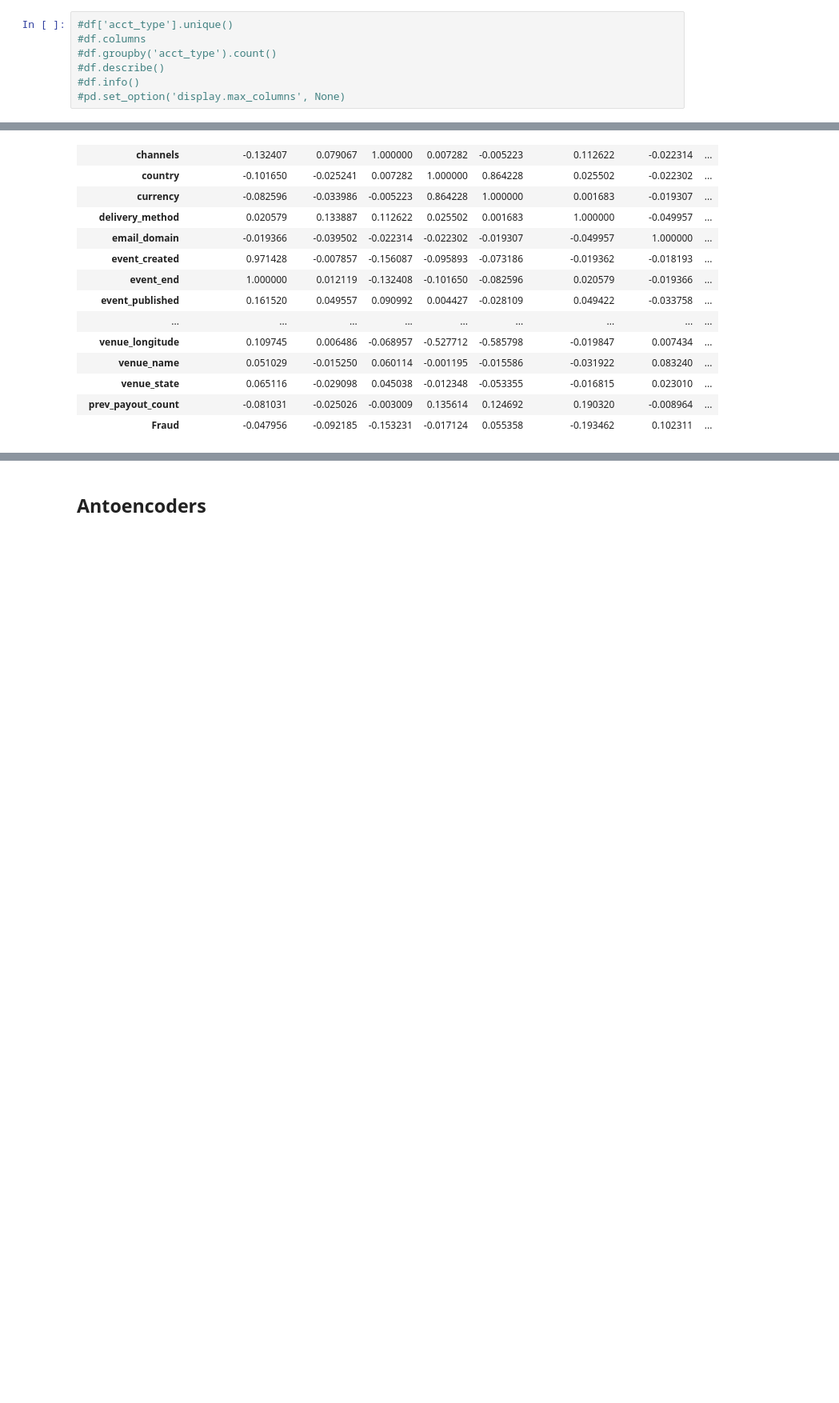
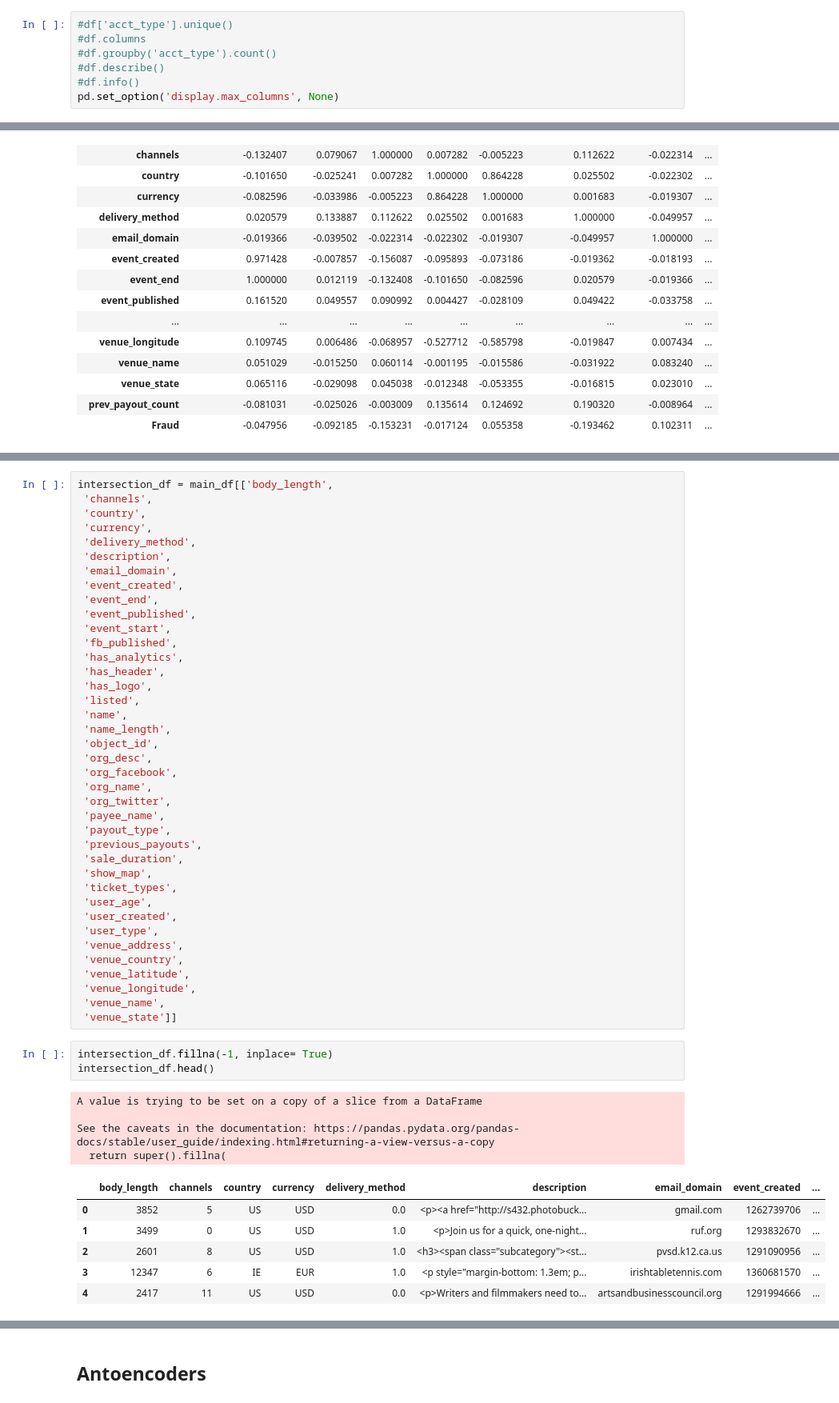
Before and after one commit to baharbiazar/fraud_detection, a Jupyter notebook: fraud_case_study.ipynb, the cells around one changed output, grey strips where cells are left out. Shown at 80% size. Cells and saved outputs as stored; diff of their text form; blank space fills up the shorter version.

```diff
--- a/fraud_case_study.ipynb
+++ b/fraud_case_study.ipynb
@@ -153,7 +153,7 @@ Name: Fraud, dtype: int64
 #df.groupby('acct_type').count()
 #df.describe()
 #df.info()
-#pd.set_option('display.max_columns', None)
+pd.set_option('display.max_columns', None)
 # %%
 helper.show_pca_df(df)
 # %% [output]
@@ -464,0 +549,53 @@ df.corr()
+# %%
+intersection_df = main_df[['body_length',
+ 'channels',
+ 'country',
+ 'currency',
+ 'delivery_method',
+ 'description',
+ 'email_domain',
+ 'event_created',
+ 'event_end',
+ 'event_published',
+ 'event_start',
+ 'fb_published',
+ 'has_analytics',
+ 'has_header',
+ 'has_logo',
+ 'listed',
+ 'name',
+ 'name_length',
+ 'object_id',
+ 'org_desc',
+ 'org_facebook',
+ 'org_name',
+ 'org_twitter',
+ 'payee_name',
+ 'payout_type',
+ 'previous_payouts',
+ 'sale_duration',
+ 'show_map',
+ 'ticket_types',
+ 'user_age',
+ 'user_created',
+ 'user_type',
+ 'venue_address',
+ 'venue_country',
+ 'venue_latitude',
+ 'venue_longitude',
+ 'venue_name',
+ 'venue_state']]
+# %%
+intersection_df.fillna(-1, inplace= True)
+intersection_df.head()
+# %% [output]
+A value is trying to be set on a copy of a slice from a DataFrame
+
+See the caveats in the documentation: https://pandas.pydata.org/pandas-docs/stable/user_guide/indexing.html#returning-a-view-versus-a-copy
+  return super().fillna(
+|  | body_length | channels | country | currency | delivery_method | description | email_domain | event_created | ... |
+| 0 | 3852 | 5 | US | USD | 0.0 | <p><a href="http://s432.photobuck... | gmail.com | 1262739706 | ... |
+| 1 | 3499 | 0 | US | USD | 1.0 | <p>Join us for a quick, one-night... | ruf.org | 1293832670 | ... |
+| 2 | 2601 | 8 | US | USD | 1.0 | <h3><span class="subcategory"><st... | pvsd.k12.ca.us | 1291090956 | ... |
+| 3 | 12347 | 6 | IE | EUR | 1.0 | <p style="margin-bottom: 1.3em; p... | irishtabletennis.com | 1360681570 | ... |
+| 4 | 2417 | 11 | US | USD | 0.0 | <p>Writers and filmmakers need to... | artsandbusinesscouncil.org | 1291994666 | ... |
```
Also changed, not shown: parts of 41 cells of this notebook, 16 other files.
